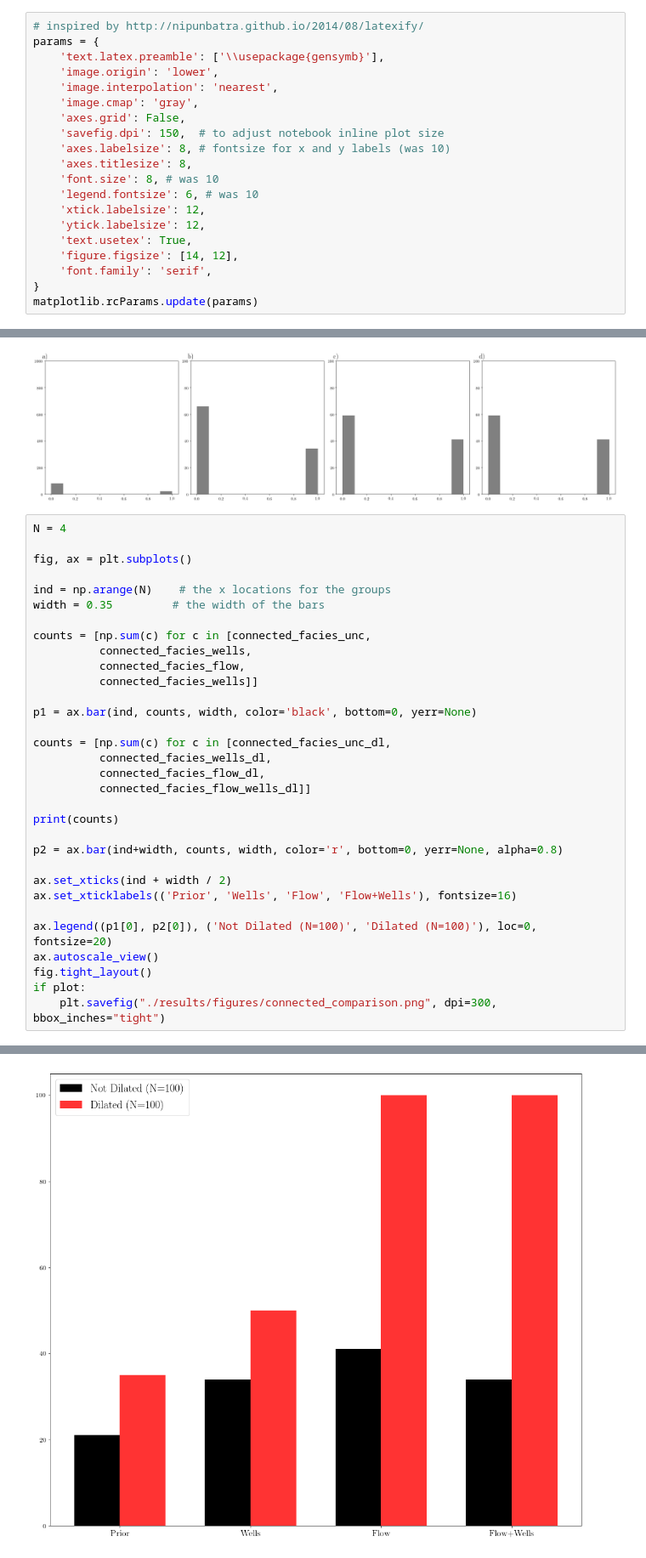
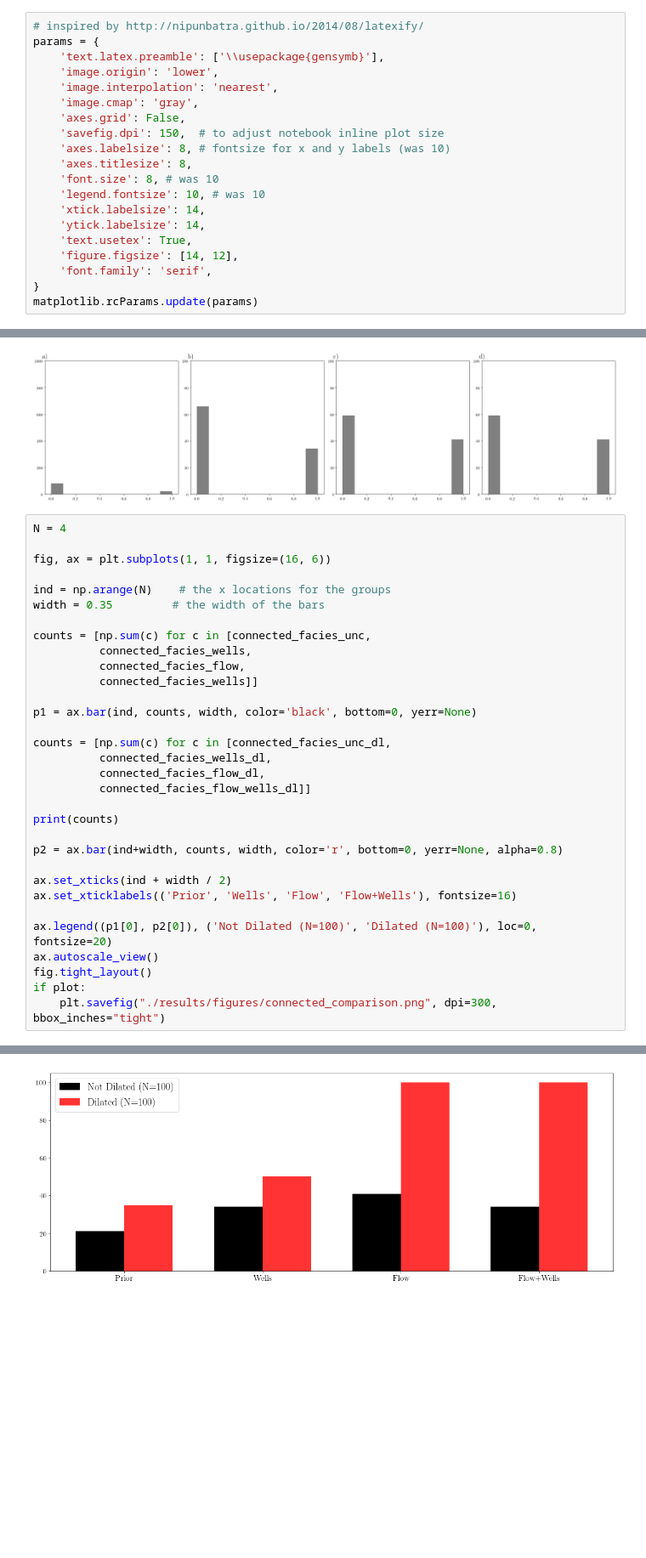
Before and after one commit to LukasMosser/DeepFlow, a Jupyter notebook: results/Connectivity Analysis.ipynb, the cells around one changed output, grey strips where cells are left out. Shown at 85% size. Drawn from its saved outputs; the diff is of its cells as text; blank space fills up the shorter version.

Commit message:
Updated graphics for first paper draft

```diff
--- a/results/Connectivity Analysis.ipynb
+++ b/results/Connectivity Analysis.ipynb
@@ -58,9 +58,9 @@ params = {
     'axes.labelsize': 8, # fontsize for x and y labels (was 10)
     'axes.titlesize': 8,
     'font.size': 8, # was 10
-    'legend.fontsize': 6, # was 10
-    'xtick.labelsize': 12,
-    'ytick.labelsize': 12,
+    'legend.fontsize': 10, # was 10
+    'xtick.labelsize': 14,
+    'ytick.labelsize': 14,
     'text.usetex': True,
     'figure.figsize': [14, 12],
     'font.family': 'serif',
@@ -107,35 +107,35 @@ if plot:
 # %%
 N = 4
 
-fig, ax = plt.subplots()
+fig, ax = plt.subplots(1, 1, figsize=(16, 6))
 
 ind = np.arange(N)    # the x locations for the groups
 width = 0.35         # the width of the bars
 
 counts = [np.sum(c) for c in [connected_facies_unc,
           connected_facies_wells,
           connected_facies_flow,
           connected_facies_wells]]
 
 p1 = ax.bar(ind, counts, width, color='black', bottom=0, yerr=None)
 
 counts = [np.sum(c) for c in [connected_facies_unc_dl,
           connected_facies_wells_dl,
           connected_facies_flow_dl,
           connected_facies_flow_wells_dl]]
 
 print(counts)
 
 p2 = ax.bar(ind+width, counts, width, color='r', bottom=0, yerr=None, alpha=0.8)
 
 ax.set_xticks(ind + width / 2)
 ax.set_xticklabels(('Prior', 'Wells', 'Flow', 'Flow+Wells'), fontsize=16)
 
 ax.legend((p1[0], p2[0]), ('Not Dilated (N=100)', 'Dilated (N=100)'), loc=0, fontsize=20)
 ax.autoscale_view()
 fig.tight_layout()
 if plot:
     plt.savefig("./results/figures/connected_comparison.png", dpi=300, bbox_inches="tight")
 # %% [output]
 [35, 50, 100, 100]
-[figure, old version]
+[figure, new version]
```
Also changed, not shown: 26 other files.
